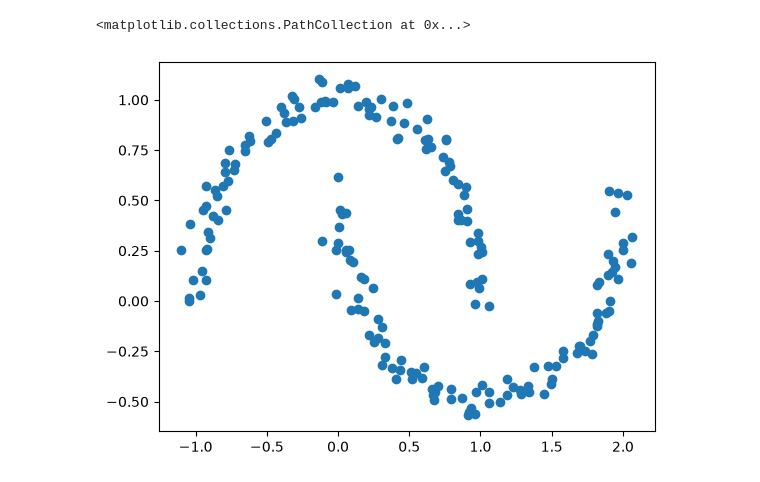
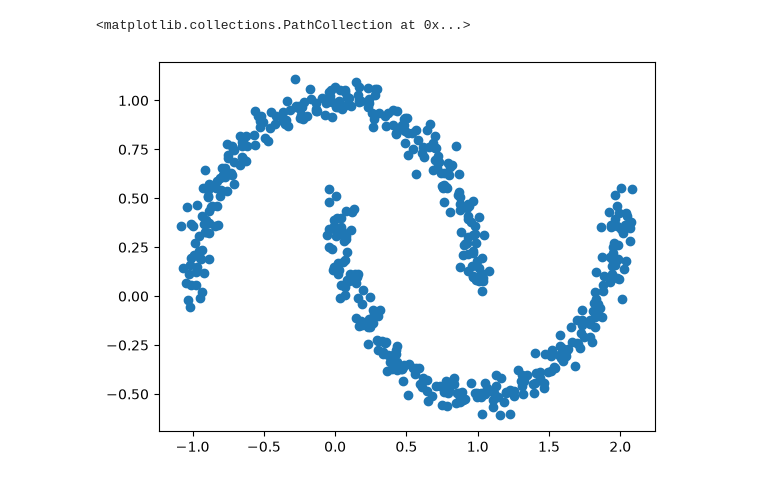
Before and after one commit to amanml2026/Unsupervised-learning, a Jupyter notebook: agglomerative_hierachial.ipynb, the cells around one changed output. Drawn from its saved outputs; the diff is of its cells as text; code cells hidden in the pictures.

```diff
--- a/agglomerative_hierachial.ipynb
+++ b/agglomerative_hierachial.ipynb
@@ -3,12 +3,12 @@ from sklearn.cluster import AgglomerativeClustering
 from sklearn.datasets import make_moons
 import matplotlib.pyplot as plt
 # %%
-x,_ = make_moons(n_samples=200,
+x,_ = make_moons(n_samples=500,
                 random_state=42,noise=0.05)
 plt.scatter(x[:,0],x[:,1])
 # %% [output]
 <matplotlib.collections.PathCollection at 0x...>
-[figure, old version]
+[figure, new version]
 # %%
 import scipy.cluster.hierarchy as shc
 plt.figure(figsize=(12,6))
```
Also changed, not shown: parts of 2 cells of this notebook.
